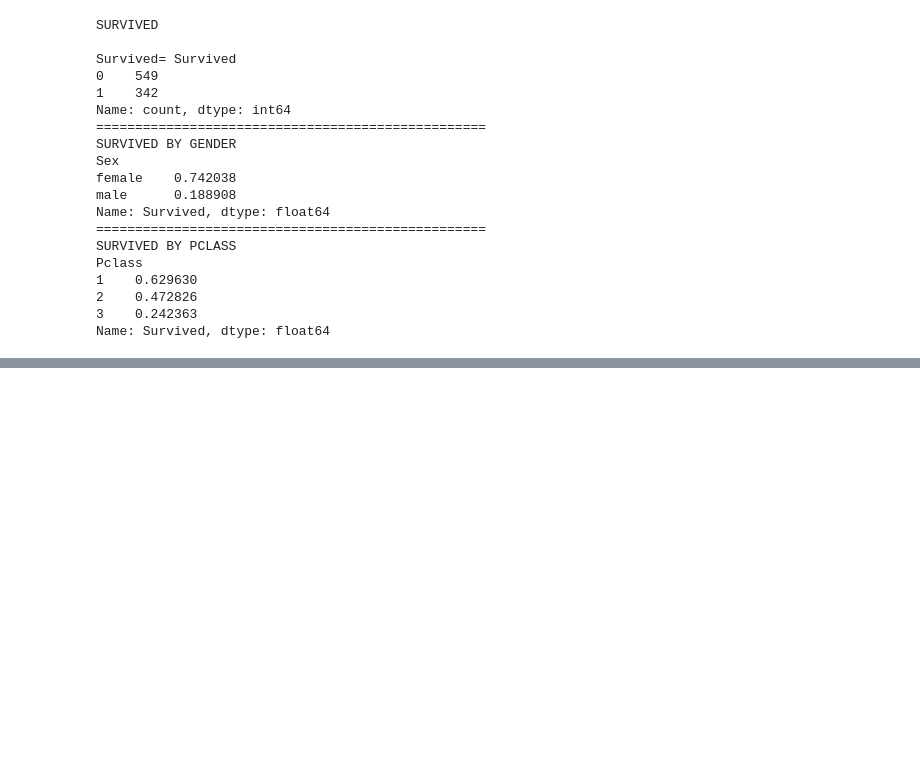
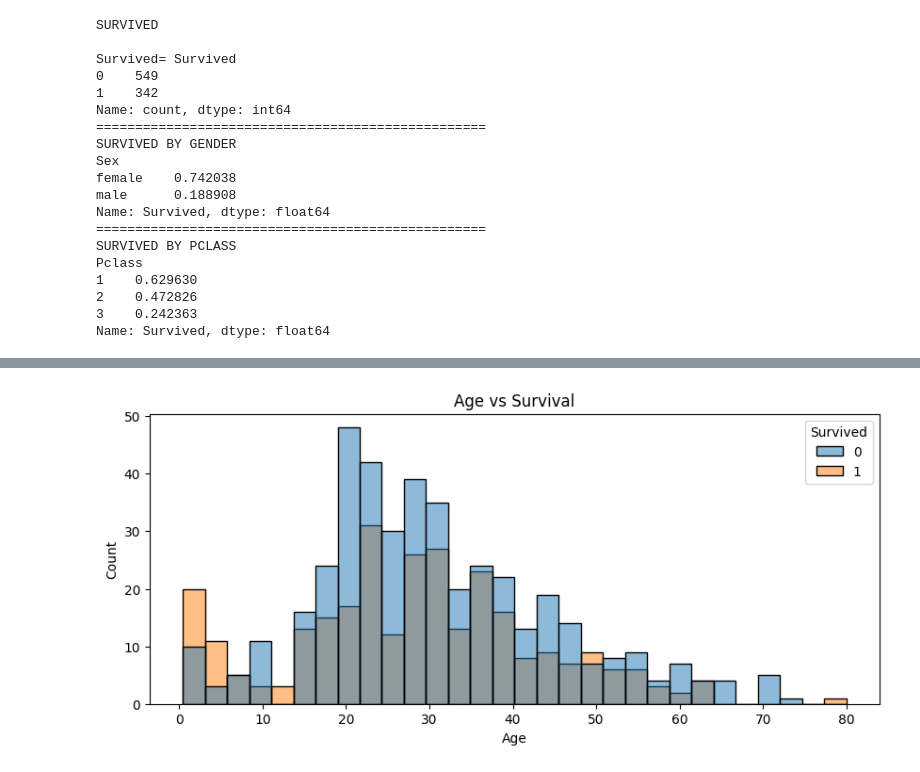
Before and after one commit to ShanaEdassery/DS-Internship, a Jupyter notebook: titanic.ipynb, the cells around one changed output, grey strips where cells are left out. Drawn from its saved outputs; the diff is of its cells as text; code cells hidden in the pictures; blank space fills up the shorter version.

Commit message:
Add files via upload
Day 3 - Titanic EDA: Complete analysis of survival patterns by gender, class, age and fare. Women and children survived most. Rich passengers had higher survival rates.

```diff
--- a/titanic.ipynb
+++ b/titanic.ipynb
@@ -101 +146,9 @@ plt.show()
 [figure]
+# %%
+df['Age']=pd.to_numeric(df['Age'], errors='coerce')
+plt.figure(figsize=(10,4))
+sns.histplot(data=df, x='Age', hue='Survived', bins=30)
+plt.title('Age vs Survival')
+plt.show()
+# %% [output]
+[figure, added]
```
Also changed, not shown: parts of 4 cells of this notebook.
